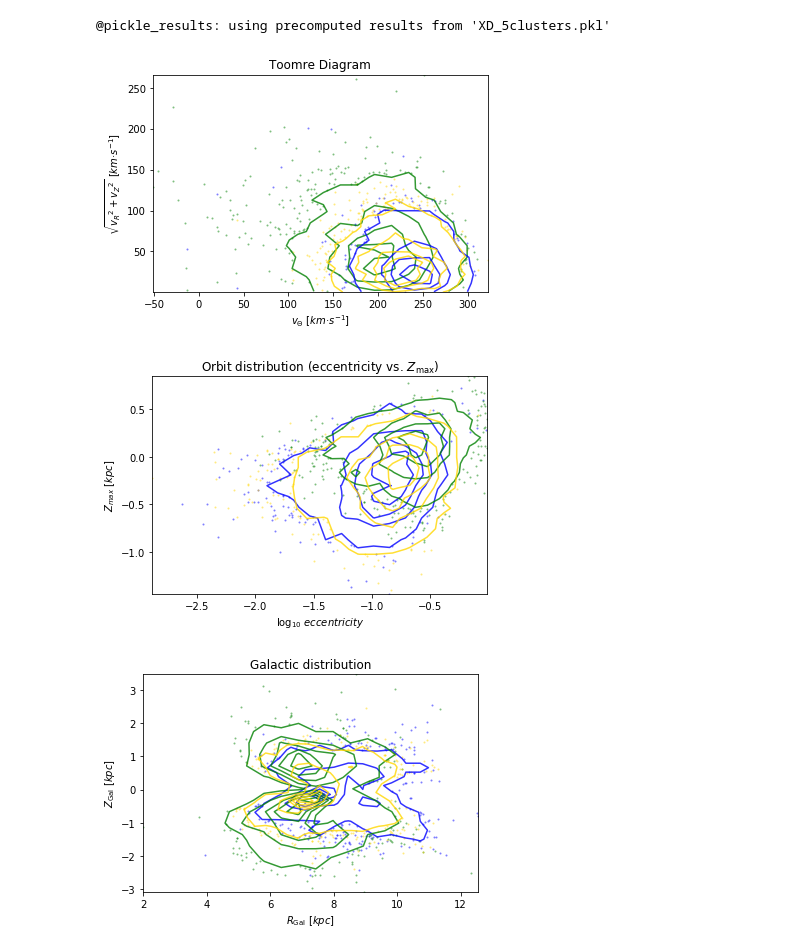
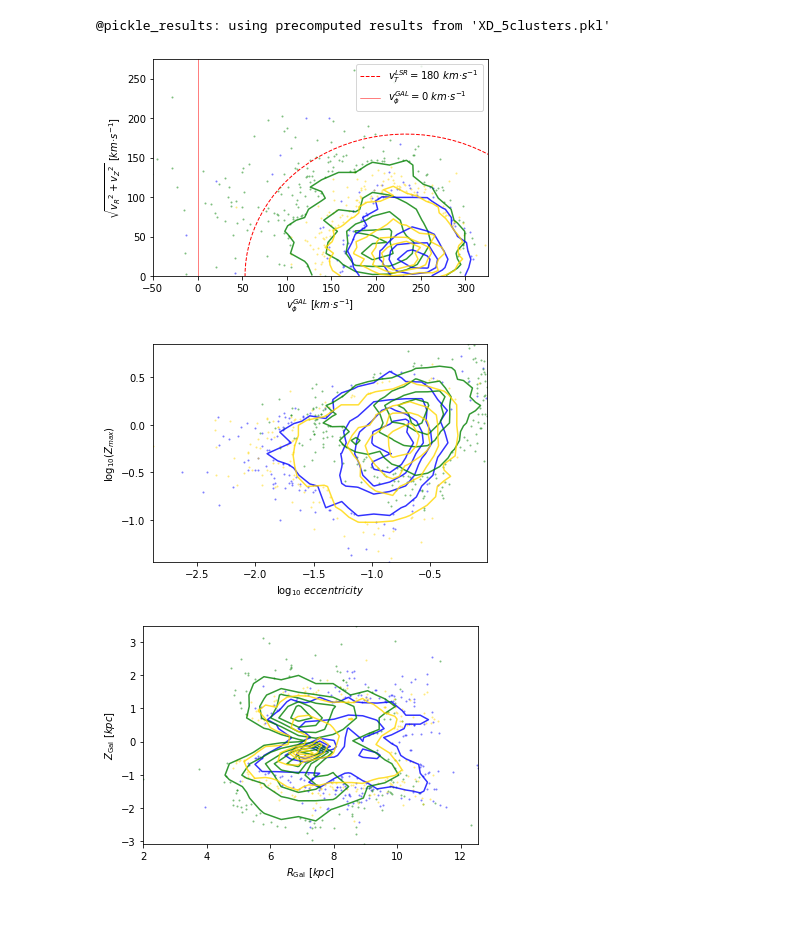
Before and after one commit to aleixcb/tfg_galah, a Jupyter notebook: py/PLOTS.ipynb, the cells around one changed output. Drawn from its saved outputs; the diff is of its cells as text; code cells hidden in the pictures; blank space fills up the shorter version.

```diff
--- a/py/PLOTS.ipynb
+++ b/py/PLOTS.ipynb
@@ -71,38 +71,47 @@ maxprob_per_star = np.argmax(prob_per_star, axis=1)
 # %% [output]
 @pickle_results: using precomputed results from 'XD_5clusters.pkl'
 # %%
-plt.title("Toomre Diagram")
-plt.xlabel("$v_{\Theta}\ [km·s^{-1}]$")
+from math import pi
+#plt.title("Toomre diagram")
+plt.xlabel("$v_{\phi}^{GAL}\ [km·s^{-1}]$")
 plt.ylabel("$\sqrt{{v_R}^2 + {v_Z}^2}\ [km·s^{-1}]$")
+plt.xlim(-50,325)
+plt.ylim(0,275)
+
+t = np.linspace(0, 2*pi, 100)
+plt.plot(233.1+180*np.cos(t) , 180*np.sin(t) , c = 'r', ls = '--' , linewidth = 1, label = '$v_{T}^{LSR} = 180\ km·s^{-1}$')
+plt.axvline(x=0, ymin=0, c = 'r', ls = '-',linewidth = 0.5, label='$v_{\phi}^{GAL} = 0\ km·s^{-1}$')
+plt.legend(loc="upper right")
+
 for ii in [3,4,2,0,1]:
-    x = galah_rc.data['vT_Rzphi'][maxprob_per_star==ii]
+    x = galah_rc.data['vT_Rzphi'][maxprob_per_star==ii]#-233.1
     y = np.sqrt(((galah_rc.data['vR_Rzphi'][maxprob_per_star==ii])**2) + ((galah_rc.data['vz_Rzphi'][maxprob_per_star==ii])**2))
     if ii in [3,4,2]:
         scatter_contour(x,y,levels=5,
                         threshold=5,
                         log_counts=0,
                         histogram2d_args=dict(bins=20,),
                         plot_args=dict(marker='o',
                                        linestyle='none',
                                        markeredgewidth=0,
                                        color=ck[ii],
                                        alpha=.5,#1-clf.alpha[ii],
                                        markersize=2),
                         contour_args=dict(cmap=None,  #cmap=plt.cm.Blues,
                                           colors=ck[ii],
                                           alpha=0.8),
                         filled_contour=False,
                         ax=None)
+
     #else:
     #    plt.scatter(x,y,color=ck[ii], s=1)
-
 plt.savefig("../im/final_im/toomre.png", dpi=200)
 # %% [output]
-[figure, old version]
+[figure, new version]
 # %%
-plt.title(r"Orbit distribution (eccentricity vs. $Z_{\rm max}$)")
+#plt.title(r"Orbit distribution (eccentricity vs. $Z_{\rm max}$)")
 plt.xlabel("$\log_{10}\ eccentricity$")
-plt.ylabel("$Z_{max}\ [kpc]$")
+plt.ylabel("$\log_{10}(Z_{max})\ $")
 for ii in [4,3,2]:
     x = np.log10(galah_rc.data["ecc"][maxprob_per_star==ii])
     y = np.log10(galah_rc.data["zmax"][maxprob_per_star==ii])
@@ -122,11 +131,11 @@ for ii in [4,3,2]:
                 filled_contour=False,
                 ax=None)
 
-plt.savefig("../im/final_im/z_max(ecc).png", dpi=200)
+#plt.savefig("../im/final_im/z_max(ecc).png", dpi=200)
 # %% [output]
-[figure, old version]
+[figure, new version]
 # %%
-plt.title("Galactic distribution")
+#plt.title("Galactic distribution")
 plt.xlabel(r"$R_{\rm Gal}\ [kpc]$")
 plt.ylabel(r"$Z_{\rm Gal}\ [kpc]$")
 for ii in [4,3,2]:
@@ -149,4 +158,4 @@ for ii in [4,3,2]:
                     ax=None)
 plt.savefig("../im/final_im/Z(R).png", dpi=200)
 # %% [output]
-[figure, old version]
+[figure, new version]
```
Also changed, not shown: 8 other files.
